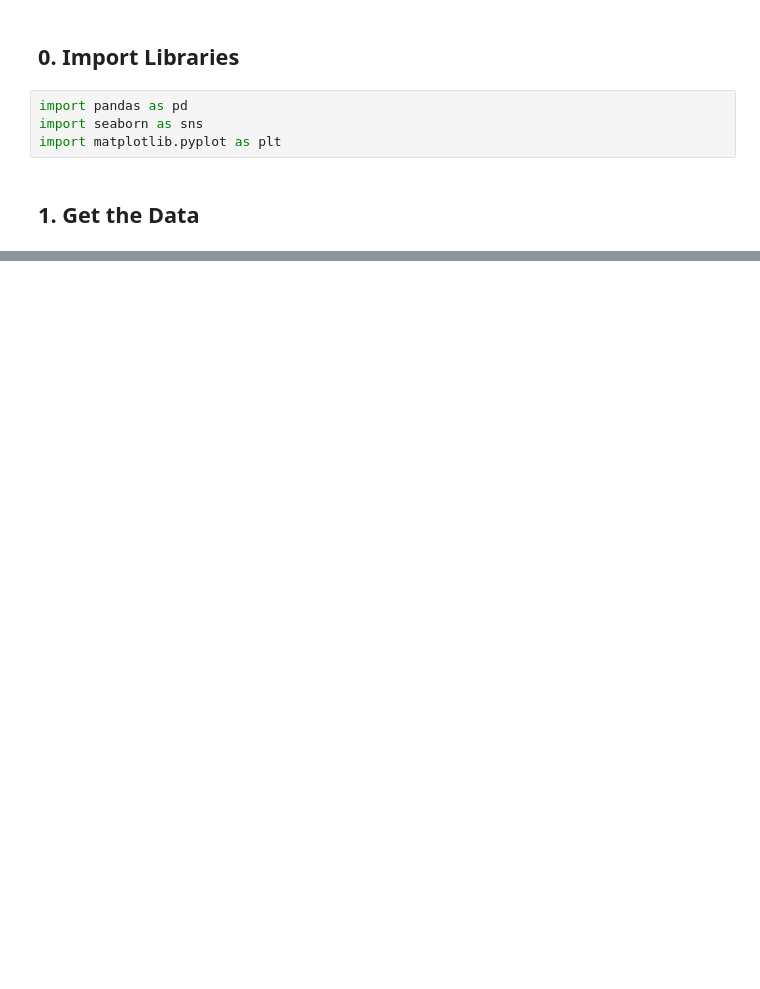
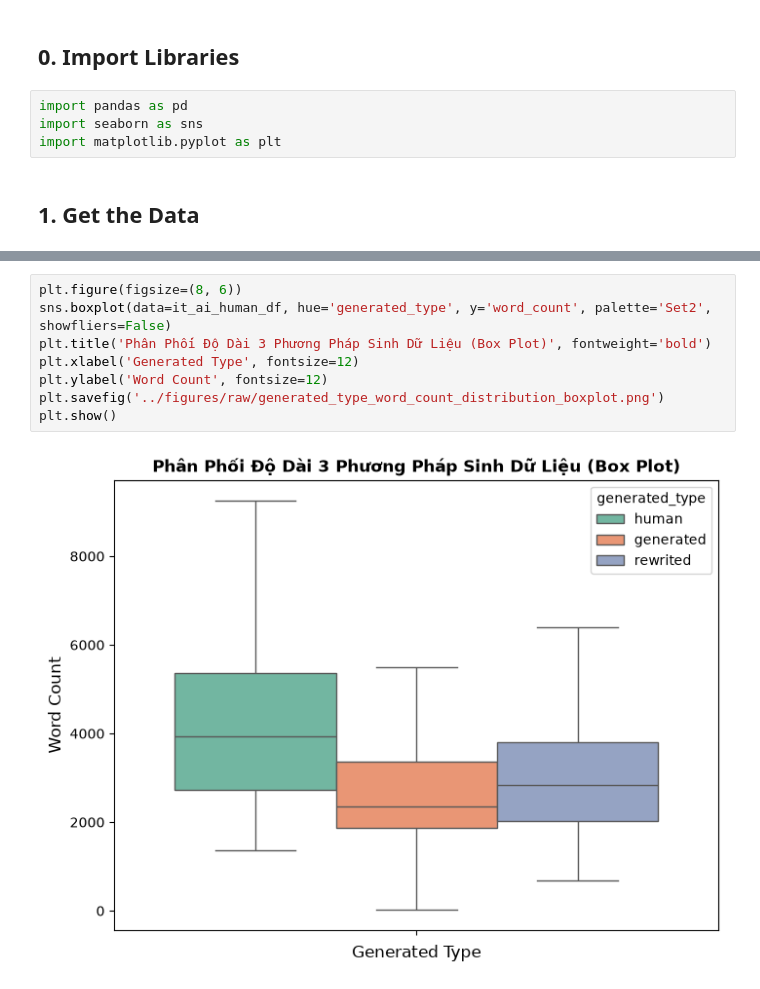
Before and after one commit to deckardLong/ai-content-detection, a Jupyter notebook: notebooks/01_eda.ipynb, the cells around one changed output, grey strips where cells are left out. Drawn from its saved outputs; the diff is of its cells as text; blank space fills up the shorter version.

```diff
--- a/notebooks/01_eda.ipynb
+++ b/notebooks/01_eda.ipynb
@@ -98,0 +97,10 @@ plt.show()
+# %%
+plt.figure(figsize=(8, 6))
+sns.boxplot(data=it_ai_human_df, hue='generated_type', y='word_count', palette='Set2', showfliers=False)
+plt.title('Phân Phối Độ Dài 3 Phương Pháp Sinh Dữ Liệu (Box Plot)', fontweight='bold')
+plt.xlabel('Generated Type', fontsize=12)
+plt.ylabel('Word Count', fontsize=12)
+plt.savefig('../figures/raw/generated_type_word_count_distribution_boxplot.png')
+plt.show()
+# %% [output]
+[figure, added]
```
Also changed, not shown: parts of 20 cells of this notebook.
